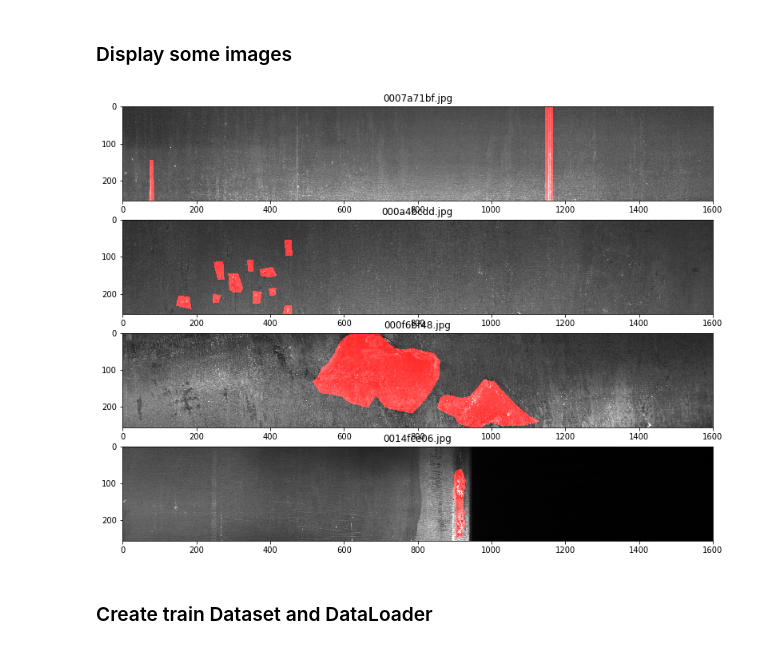
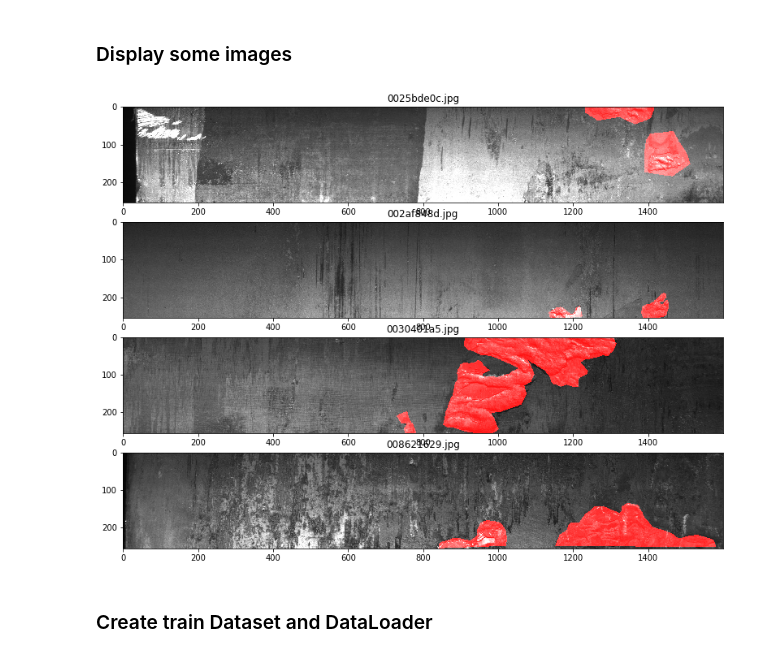
Before and after one commit to alongstar518/steal_defect_classficiation_segementation, a Jupyter notebook: base.ipynb, the cells around one changed output. Drawn from its saved outputs; the diff is of its cells as text; code cells hidden in the pictures.

```diff
--- a/base.ipynb
+++ b/base.ipynb
@@ -53,13 +53,13 @@ basic config:
 reload_data = True
 clear_tensor_board_history = False
 reload_last_model = False
-path = "your local path here if you do not run on colab"
+path = "/home/zheng/git/cs221_finalproject/data/severstal-steel-defect-detection/"
 data_path = "/content/drive/My Drive/share" # path to data on google drive
-model_save_path = "/content/drive/My Drive/share/best.pth"
+model_save_path = os.path.join(path, "best.pth")
 
-train_data_percent = 0.8
-eval_data_percent = 0.2
-test_data_percent = 0.2 # used only when we don`t have any eval set.
+train_data_percent = 0.80
+eval_data_percent = 0.10
+test_data_percent = 0.10 # used only when we don`t have any eval set.
 # %% [markdown]
 hyperparamters:
 # %%
@@ -139,6 +132,7 @@ tr.head()
 | 4 | 00031f466.jpg_1 | NaN |
 # %%
 df_train = tr[tr['EncodedPixels'].notnull()].reset_index(drop=True)
+df_train = df_train[df_train['ImageId_ClassId'].apply(lambda x: x.split('_')[1] == '4')].reset_index(drop=True)
 print(len(df_train))
 df_train.head()
 # %% [output]
@@ -193,20 +187,18 @@ def mask2rle(img):
 # %%
 columns = 1
 rows = 4
 fig = plt.figure(figsize=(20,columns*rows+6))
 for i in range(1,columns*rows+1):
     fn = df_train['ImageId_ClassId'].str[:-2].iloc[i]
     fig.add_subplot(rows, columns, i).set_title(fn)
-    img = cv2.imread(os.path.join(path, 'train_images/', fn))
+    img = cv2.imread( path + 'train_images/'+fn )
     img = cv2.cvtColor(img, cv2.COLOR_BGR2RGB)
-    mask = rle2mask(
-        df_train['EncodedPixels'].iloc[i], (256, 1600)
-      )
+    mask = rle2mask(df_train['EncodedPixels'].iloc[i], (256, 1600))
     img[mask==1,0] = 255
     plt.imshow(img)
 plt.show()
 # %% [output]
-[figure, old version]
+[figure, new version]
 # %% [markdown]
 ### Create train Dataset and DataLoader
 # %%
```
Also changed, not shown: parts of 17 cells of this notebook.
